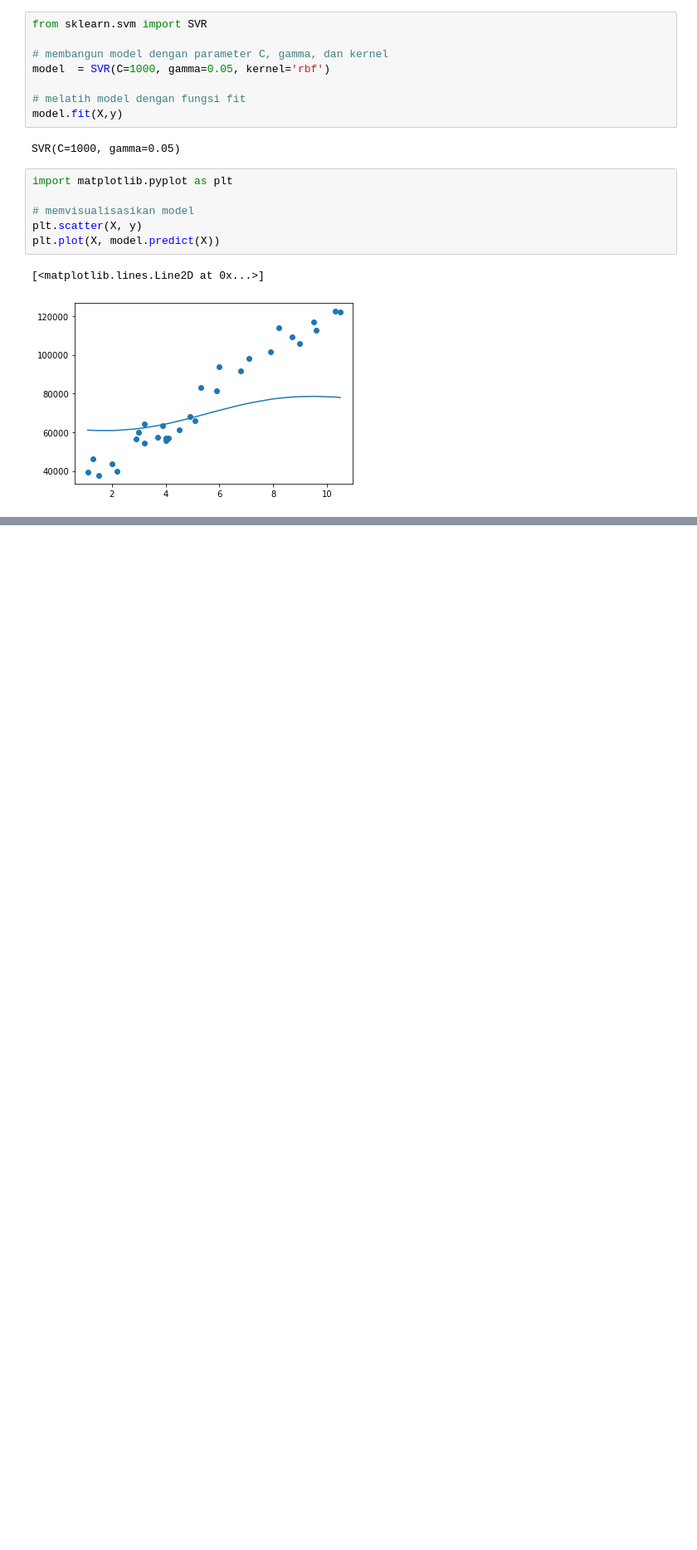
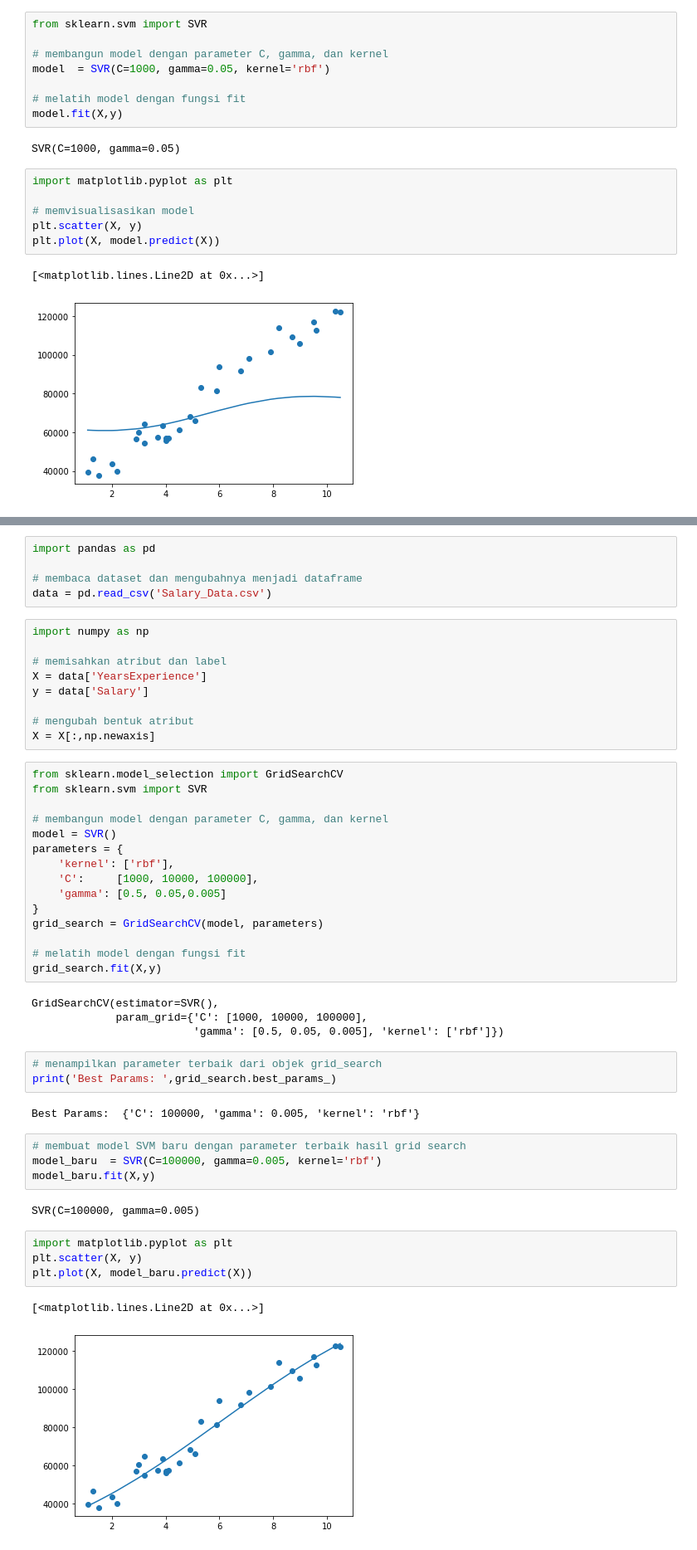
Before and after one commit to rifqicharisma/Belajar_Ai, a Jupyter notebook: ML Pemula/Dicoding_ML_Pemula.ipynb, the cells around one changed output, grey strips where cells are left out. Shown: that part at 83% size. Drawn from its saved outputs; the diff is of its cells as text; blank space fills up the shorter version.

```diff
--- a/ML Pemula/Dicoding_ML_Pemula.ipynb
+++ b/ML Pemula/Dicoding_ML_Pemula.ipynb
@@ -593,0 +596,51 @@ plt.plot(X, model.predict(X))
+# %%
+import pandas as pd
+
+# membaca dataset dan mengubahnya menjadi dataframe
+data = pd.read_csv('Salary_Data.csv')
+# %%
+import numpy as np
+
+# memisahkan atribut dan label
+X = data['YearsExperience']
+y = data['Salary']
+
+# mengubah bentuk atribut
+X = X[:,np.newaxis]
+# %%
+from sklearn.model_selection import GridSearchCV
+from sklearn.svm import SVR
+
+# membangun model dengan parameter C, gamma, dan kernel
+model = SVR()
+parameters = {
+    'kernel': ['rbf'],
+    'C':     [1000, 10000, 100000],
+    'gamma': [0.5, 0.05,0.005]
+}
+grid_search = GridSearchCV(model, parameters)
+
+# melatih model dengan fungsi fit
+grid_search.fit(X,y)
+# %% [output]
+GridSearchCV(estimator=SVR(),
+             param_grid={'C': [1000, 10000, 100000],
+                         'gamma': [0.5, 0.05, 0.005], 'kernel': ['rbf']})
+# %%
+# menampilkan parameter terbaik dari objek grid_search
+print('Best Params: ',grid_search.best_params_)
+# %% [output]
+Best Params:  {'C': 100000, 'gamma': 0.005, 'kernel': 'rbf'}
+# %%
+# membuat model SVM baru dengan parameter terbaik hasil grid search
+model_baru  = SVR(C=100000, gamma=0.005, kernel='rbf')
+model_baru.fit(X,y)
+# %% [output]
+SVR(C=100000, gamma=0.005)
+# %%
+import matplotlib.pyplot as plt
+plt.scatter(X, y)
+plt.plot(X, model_baru.predict(X))
+# %% [output]
+[<matplotlib.lines.Line2D at 0x...>]
+[figure, added]
```
Also changed, not shown: parts of 3 cells of this notebook.
